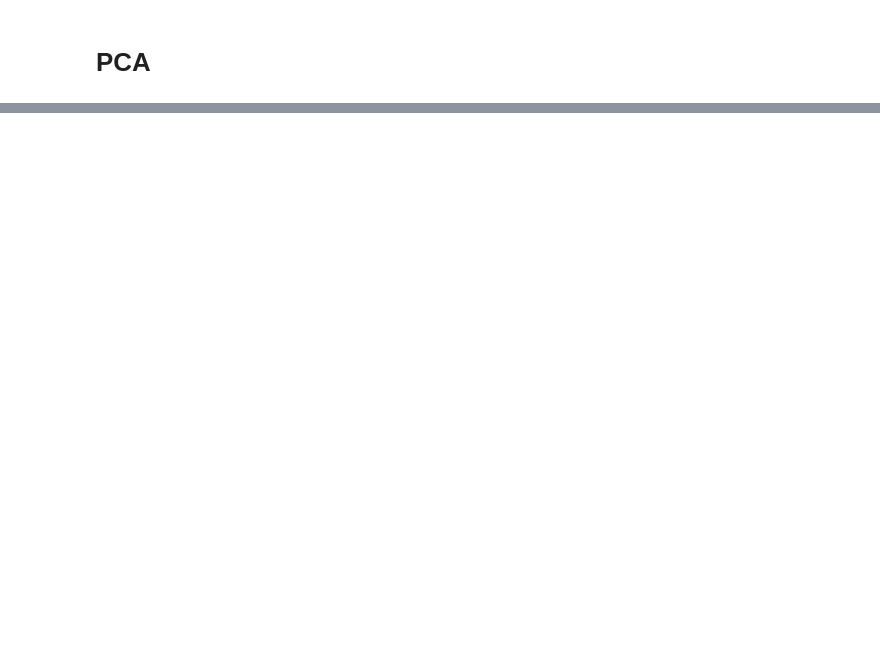
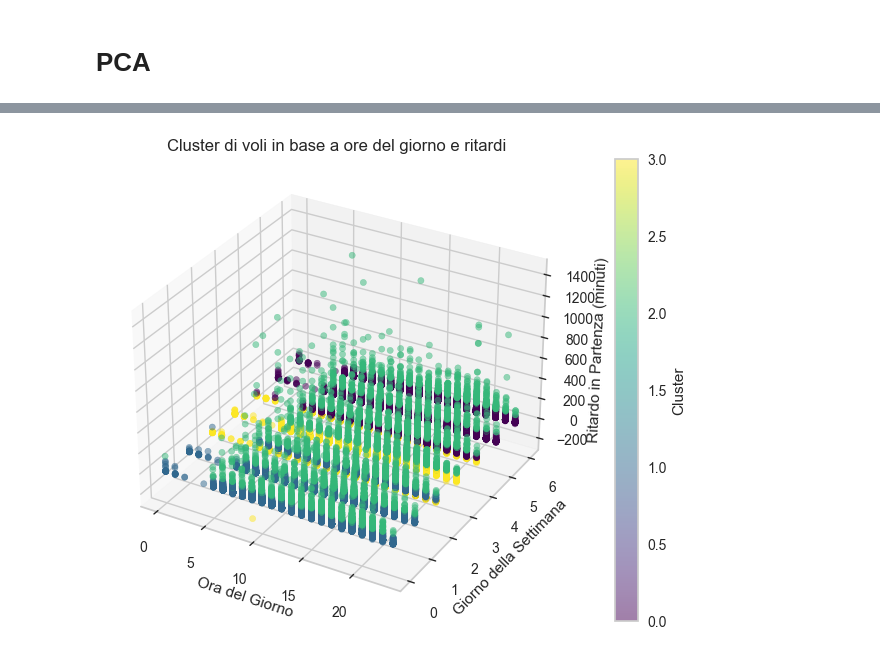
Before and after one commit to Walter-Di-Sabatino/Time-Series-Data-Science-Project, a Jupyter notebook: multi_d_clustering.ipynb, the cells around one changed output, grey strips where cells are left out. Drawn from its saved outputs; the diff is of its cells as text; code cells hidden in the pictures; blank space fills up the shorter version.

```diff
--- a/multi_d_clustering.ipynb
+++ b/multi_d_clustering.ipynb
@@ -106,0 +141,25 @@ plt.show()
+# %%
+import matplotlib.pyplot as plt
+from mpl_toolkits.mplot3d import Axes3D
+
+# Creazione della figura e degli assi 3D
+fig = plt.figure(figsize=(12, 6))
+ax = fig.add_subplot(111, projection='3d')
+
+# Creazione del grafico 3D
+scatter = ax.scatter(data['CRS_DEP_HOUR'], data['FL_DOW'], data['DEP_DELAY'], c=clusters, cmap='viridis', alpha=0.5)
+
+# Titoli e etichette
+ax.set_title('Cluster di voli in base a ore del giorno e ritardi')
+ax.set_xlabel('Ora del Giorno')
+ax.set_ylabel('Giorno della Settimana')
+ax.set_zlabel('Ritardo in Partenza (minuti)')
+
+# Aggiunta della legenda
+cbar = plt.colorbar(scatter)
+cbar.set_label('Cluster')
+
+# Mostra il grafico
+plt.show()
+# %% [output]
+[figure, added]
```
Also changed, not shown: parts of 18 cells of this notebook, 7 other files.
